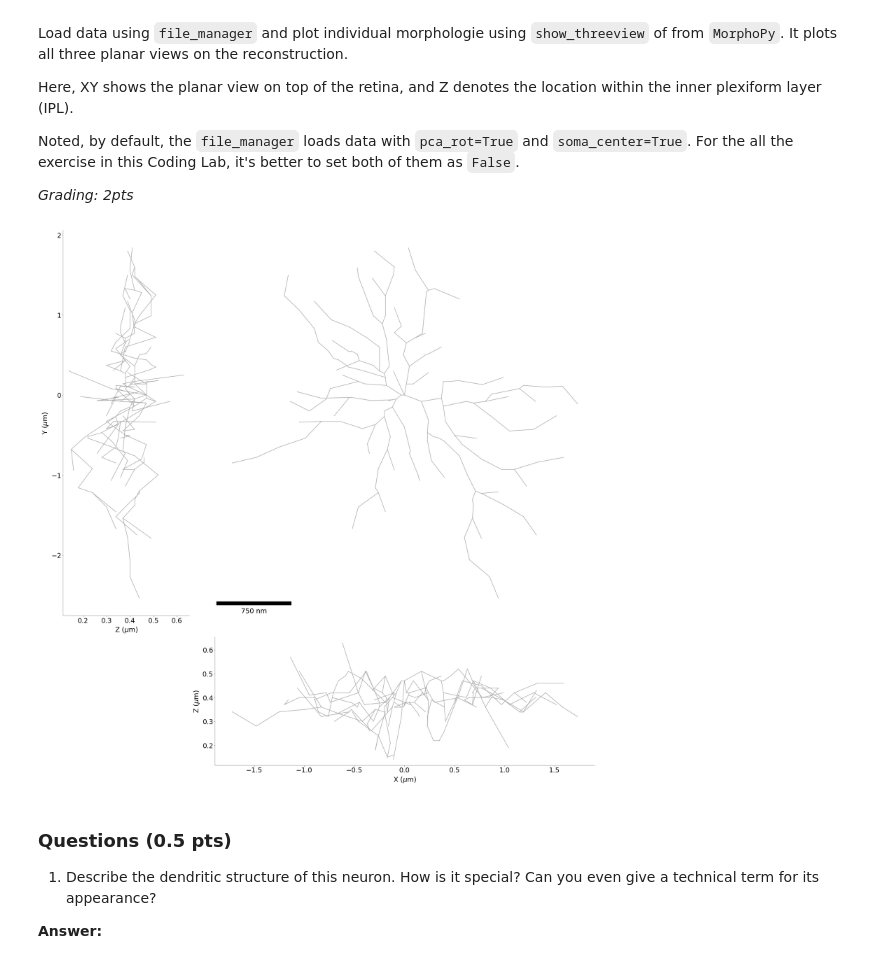
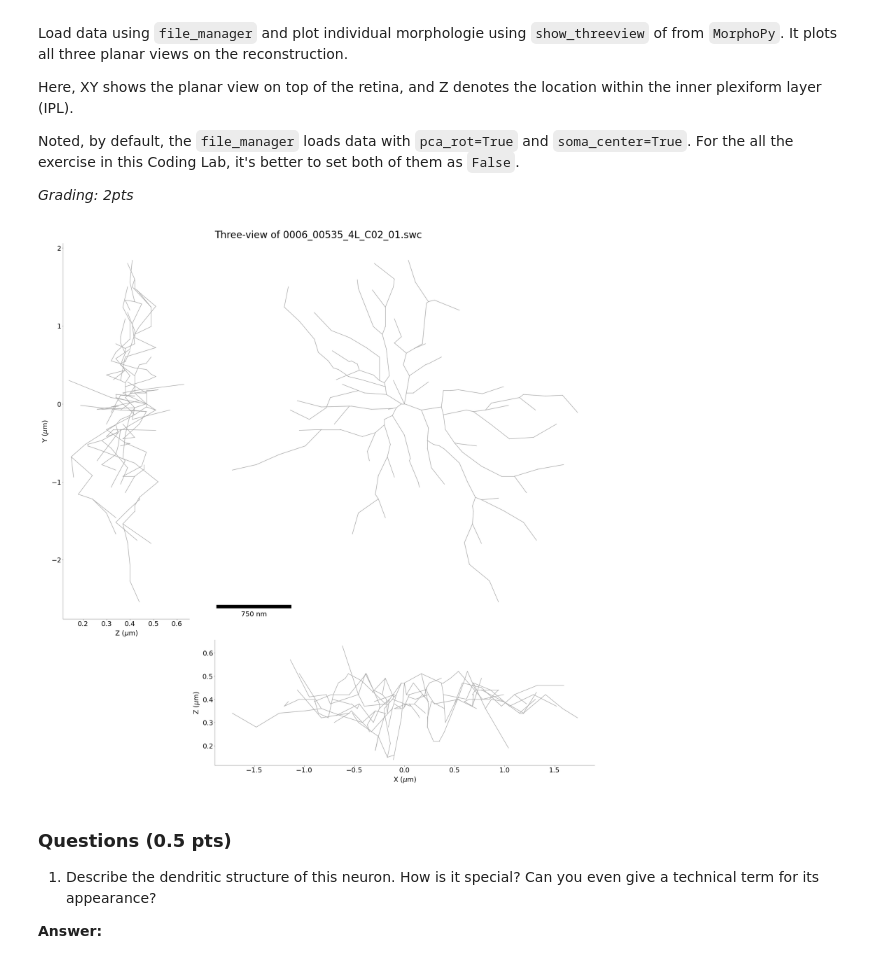
Before and after one commit to JuliusGrote/NDS_2025, a Jupyter notebook: notebooks/CodingLab8.ipynb, the cells around one changed output. Drawn from its saved outputs; the diff is of its cells as text; code cells hidden in the pictures.

```diff
--- a/notebooks/CodingLab8.ipynb
+++ b/notebooks/CodingLab8.ipynb
@@ -169,18 +167,26 @@ Noted, by default, the `file_manager` loads data with `pca_rot=True` and `soma_c
 # %%
 # ----------------------------------------------------------------
 # load the example cell "0060_00556_3R_C02_01" with `file_manager`
 # from morphology (0.5 pts)
 # ----------------------------------------------------------------
 # load the example cell
 example_cell = file_manager.load_swc_file(
     filename=filepath, pca_rot=False, soma_center=False
 )
 # -------------------------------------
 # plot all three planar views (0.5 pts)
 # -------------------------------------
-show_threeview(example_cell)
+fig = plt.figure(figsize=(16, 16))
+
+
+show_threeview(example_cell, fig=fig)
+
+
+fig.suptitle(f"Three-view of {filename}", fontsize=20)
+
+plt.show()
 # %% [output]
-[figure, old version]
+[figure, new version]
 # %% [markdown]
 ### Questions (0.5 pts)
 
```
Also changed, not shown: parts of 1 cell of this notebook.
